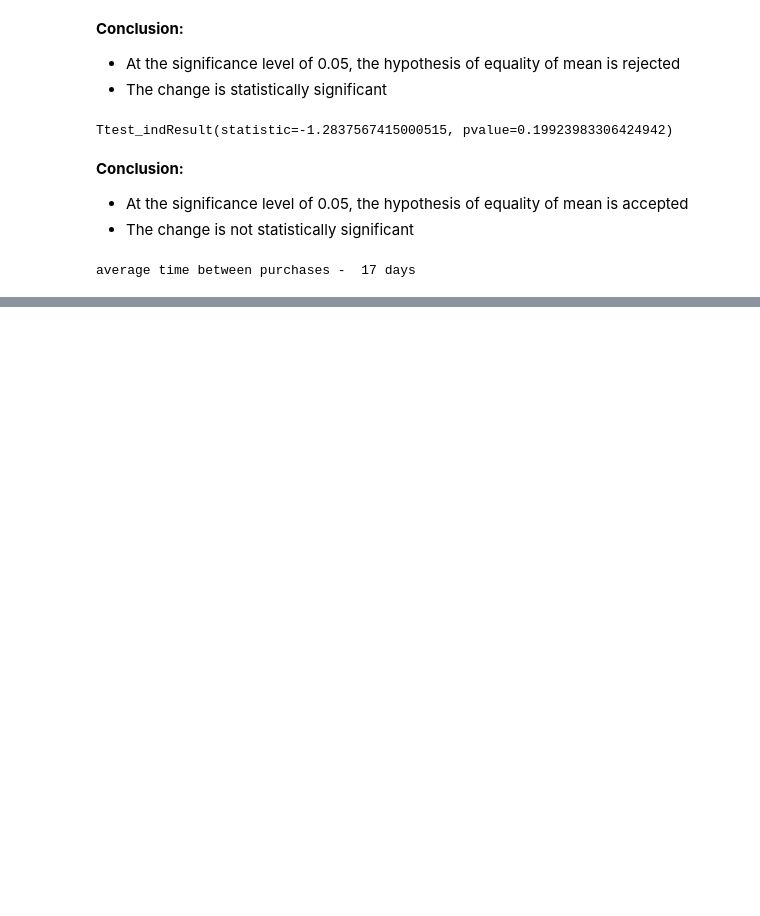
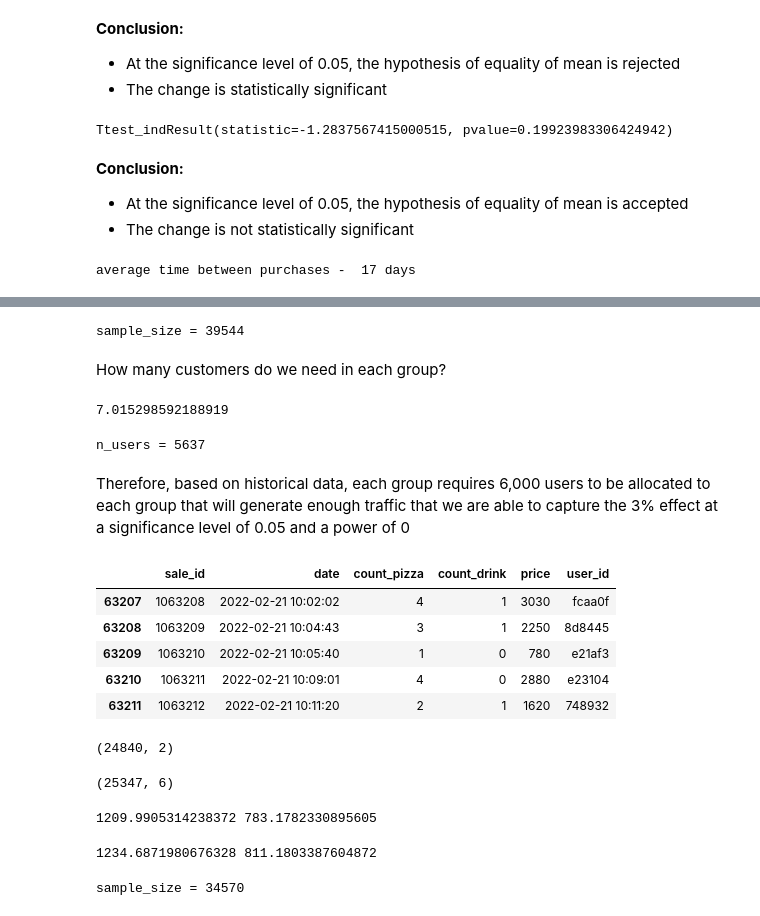
Before and after one commit to YanaOrf/AB_tests, a Jupyter notebook: Pizzeria_website_AB.ipynb, the cells around one changed output, grey strips where cells are left out. Drawn from its saved outputs; the diff is of its cells as text; code cells hidden in the pictures; blank space fills up the shorter version.

Commit message:
sample size has been calculated

```diff
--- a/Pizzeria_website_AB.ipynb
+++ b/Pizzeria_website_AB.ipynb
@@ -134,0 +236,74 @@ pvalue = get_ttest_pvalue(metrics_a_group, metrics_b_group)
+# %%
+alpha = 0.05
+beta = 0.2
+eff = 1.03
+sample_size=get_sample_size_arb(mean,std,effect_size=eff,alpha=alpha,beta=beta)
+print(f'sample_size = {sample_size}')
+# %% [output]
+sample_size = 39544
+# %% [markdown]
+How many customers do we need in each group?
+# %%
+ratio=web_logs_hist.groupby(['user_id'])['load_time'].count().mean()
+print(ratio)
+# %% [output]
+7.015298592188919
+# %%
+n_users=int(sample_size/ratio)+1
+print(f'n_users = {n_users}')
+# %% [output]
+n_users = 5637
+# %% [markdown]
+Therefore, based on historical data, each group requires 6,000 users to be allocated to each group that will generate enough traffic that we are able to capture the 3% effect at a significance level of 0.05 and a power of 0
+# %%
+
+
+sales=read_database('2022-04-01T12_df_sales.csv')
+sales['date']=pd.to_datetime(sales['date'])
+sales_hist=sales[
+    (sales['date']>=datetime(2022,2,21)) &
+    (sales['date']<datetime(2022,2,28))
+]
+sales_hist.head()
+# %% [output]
+|  | sale_id | date | count_pizza | count_drink | price | user_id |
+| 63207 | 1063208 | 2022-02-21 10:02:02 | 4 | 1 | 3030 | fcaa0f |
+| 63208 | 1063209 | 2022-02-21 10:04:43 | 3 | 1 | 2250 | 8d8445 |
+| 63209 | 1063210 | 2022-02-21 10:05:40 | 1 | 0 | 780 | e21af3 |
+| 63210 | 1063211 | 2022-02-21 10:09:01 | 4 | 0 | 2880 | e23104 |
+| 63211 | 1063212 | 2022-02-21 10:11:20 | 2 | 1 | 1620 | 748932 |
+# %%
+begin_date = datetime(2022, 2, 21)
+end_date = datetime(2022, 2, 28)
+df_metrics = (
+    df_sales
+    [(df_sales['date'] >= begin_date) & (df_sales['date'] < end_date)]
+    .groupby('user_id')[['price']].sum()
+    .reset_index())
+df_metrics.shape
+# %% [output]
+(24840, 2)
+# %%
+sales_hist.shape
+# %% [output]
+(25347, 6)
+# %%
+mean=sales_hist['price'].mean()
+std=sales_hist['price'].std()
+print(mean,std)
+# %% [output]
+1209.9905314238372 783.1782330895605
+# %%
+mean=df_metrics['price'].mean()
+std=df_metrics['price'].std()
+print(mean,std)
+# %% [output]
+1234.6871980676328 811.1803387604872
+# %%
+sample_size=get_sample_size_abs(20, std, alpha=alpha, beta=beta)
+alpha = 0.05
+beta = 0.1
+eff = 20 # 20 usd effect
+print(f'sample_size = {round(sample_size,-1)}')
+# %% [output]
+sample_size = 34570
```
Also changed, not shown: parts of 18 cells of this notebook.
